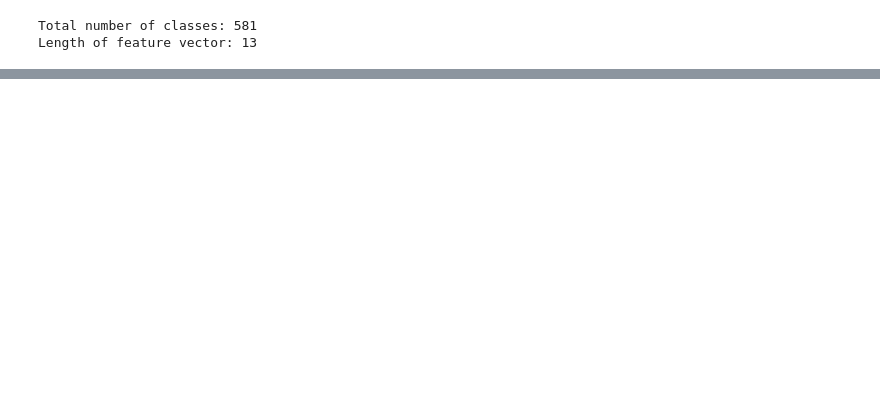
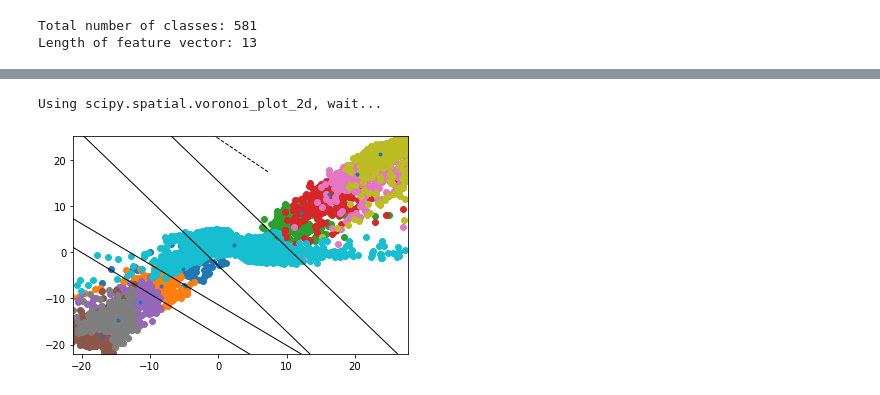
Before and after one commit to acauligi/ee364b-project, a Jupyter notebook: max_margin.ipynb, the cells around one changed output, grey strips where cells are left out. Saved outputs shown, nothing was run; the diff lists cells and outputs as text; code cells hidden in the pictures; blank space fills up the shorter version.

Commit message:
final draft, max-margin embedding

```diff
--- a/max_margin.ipynb
+++ b/max_margin.ipynb
@@ -78,8 +78,8 @@ m = pp.n_strategies
 #for tt in range(training_iters):
 #compute centroids
 embeds = enc(feats)
-centroids = torch.zeros(pp.n_strategies,dim_z).cuda()
-for ii in range(pp.n_strategies):
+centroids = torch.zeros(m,dim_z).cuda()
+for ii in range(m):
     centroids[ii,:] = torch.mean(embeds[enc_dict[ii],:])
 
 #n,d = embeds[batch_inds,:].shape
@@ -95,10 +95,10 @@ dists = torch.where(l2_dist <= 1., l2_dist, l1_dist)
 # batch_inds = np.random.randint(0, train_inds,BATCH_SIZE)
 # dists = torch.cdist(embeds[batch_inds,:],centroids)
 margins = dists[torch.arange(BATCH_SIZE),pp.labels[batch_inds,0].astype(int)][:,None]
-loss_mask = torch.zeros(BATCH_SIZE,pp.n_strategies).cuda()
+loss_mask = torch.zeros(BATCH_SIZE,m).cuda()
 loss_mask[torch.arange(BATCH_SIZE),pp.labels[batch_inds,0].astype(int)] = -1.
 losses = margins + torch.sum(torch.max(margins-dists+1,torch.zeros(1).cuda()),dim=1)[:,None]
 
-np.mean(np.equal(torch.argmin(dists,axis=1).cpu().numpy(),pp.labels[batch_inds,0].astype(int)))
+#np.mean(np.equal(torch.argmin(dists,axis=1).cpu().numpy(),pp.labels[batch_inds,0].astype(int)))
 
 #torch.sum(torch.max(loss_mask+margins-dists+1,torch.zeros(1).cuda()),dim=1)[:,None]
@@ -185,10 +175,10 @@ for tt in range(training_iters):
 # %%
 #test script
-n_train_strategies = pp.n_strategies #store how many strats in train set
+n_train_strategies = m #store how many strats in train set
 c_k = torch.zeros((n_train_strategies,dim_z))
 embeddings = enc(feats) #embed training points
 for ii in range(n_train_strategies): #compute train centroids
-    inds = enc_dict[ii]
+    inds = enc_dict[max_inds[ii]]
     c_k[ii,:] = torch.mean(embeddings[inds,:],axis=0).cuda()
 
 #compute strategy dictionary for all problems
@@ -212,7 +202,7 @@ prob_success = False
 
 for ii in range(n_test):
     for jj in range(pp.n_evals):
-        y_guess = strat_lookup[ind_max[ii,jj]]
+        y_guess = strat_lookup[max_inds[ind_max[ii,jj]]]
         try:
             prob_success, cost, solve_time = pp.solve_mlopt_prob_with_idx(ii+test_start, y_guess)
             if prob_success:
@@ -220,6 +210,8 @@ for ii in range(n_test):
                 costs[ii] = cost
                 print('Succeded at {} with {} tries'.format(ii,jj+1))
                 break
+        except (KeyboardInterrupt, SystemExit):
+            raise
         except:
             print('mosek failed at '.format(ii))
 # %% [output]
@@ -249,0 +247,44 @@ np.mean(feasible[:ii])
+# %%
+import scipy
+from scipy.spatial import Voronoi, voronoi_plot_2d, KDTree
+import matplotlib.pyplot as plt
+
+n_train_strategies = pp.n_strategies #store how many strats in train set
+c_k = torch.zeros((n_train_strategies,dim_z))
+embeddings = enc(feats) #embed training points
+for ii in range(n_train_strategies): #compute train centroids
+    inds = enc_dict[ii]
+    c_k[ii,:] = torch.mean(embeddings[inds,:],axis=0).cuda()
+
+num_points = 10
+
+max_inds = np.argsort(np.array([len(e) for e in enc_dict.values()]))[-num_points:]
+
+points = c_k[max_inds,:].detach().numpy()
+
+vor = Voronoi(points)
+x = np.linspace(0, 1, 200)
+y = np.linspace(0, 1, 200)
+xx, yy = np.meshgrid(x, y)
+xy = np.c_[xx.ravel(), yy.ravel()]
+
+#print(vor.ridge_points)
+
+print('Using scipy.spatial.voronoi_plot_2d, wait...')
+voronoi_plot_2d(vor,show_vertices=False)
+
+for ii in max_inds:
+    embs = embeddings[enc_dict[ii],:].cpu().detach().numpy()
+    plt.scatter(embs[:,0],embs[:,1])
+#save_fig('knnVoronoiMesh.pdf')
+plt.show()
+
+#print('Using scipy.spatial.KDTree, wait a few seconds...')
+#plt.figure()
+#plt.plot(points[:, 0], points[:, 1], 'ko')
+#plt.pcolormesh(x, y, tree.query(xy)[1].reshape(200,200), cmap='jet')
+
+#enc_dict[0]
+# %% [output]
+Using scipy.spatial.voronoi_plot_2d, wait...
+[figure, added]
```
Also changed, not shown: parts of 6 cells of this notebook, 1 other file.
